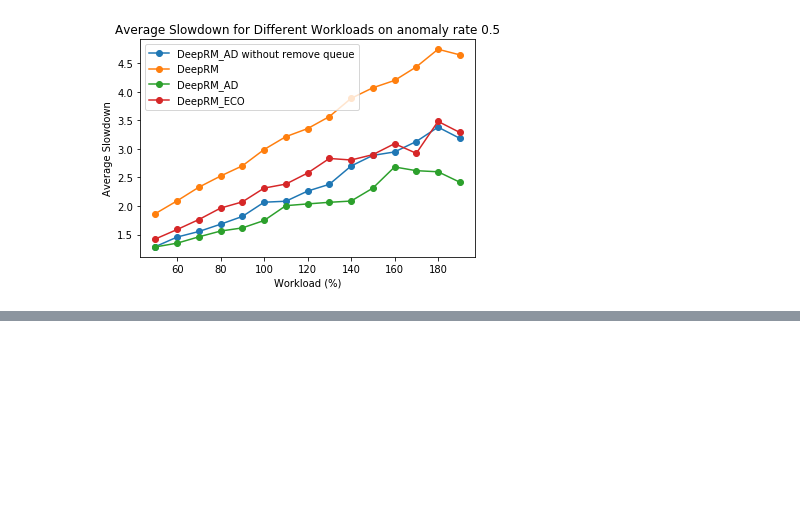
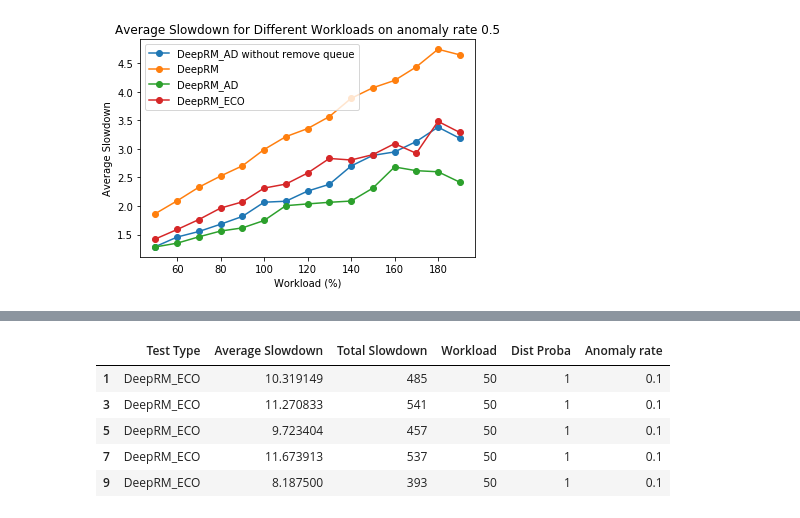
Before and after one commit to Jinobey/DeepRM_2, a Jupyter notebook: results_slowdown/slowdownplot.ipynb, the cells around one changed output, grey strips where cells are left out. Saved outputs shown, nothing was run; the diff lists cells and outputs as text; code cells hidden in the pictures; blank space fills up the shorter version.

Commit message:
final result of experiments_2

```diff
--- a/results_slowdown/slowdownplot.ipynb
+++ b/results_slowdown/slowdownplot.ipynb
@@ -299,3 +299,8 @@ dfm['Step'] = dfm['NewStep']
 dfm = dfm.drop(columns=['NewStep'])
 dfm
 dfm.to_csv('metrics.csv', index=False)
+# %%
+df_ad = pd.read_csv('../experiments/experiment_results_origin/test_metrics.csv')
+df_ad_nr= pd.read_csv('../experiments/experiment_results_NR/test_metrics.csv')
+df_ad_ad= pd.read_csv('../experiments/experiment_results_AD/test_metrics.csv')
+df_ad_eco= pd.read_csv('../experiment_results_ECO/test_metrics.csv')
@@ -301,0 +338,13 @@ dfm.to_csv('metrics.csv', index=False)
+# %%
+df_ad_01 = df_ad[df_ad['Anomaly rate'] == 0.1]
+df_ad_nr_01 = df_ad_nr[df_ad_nr['Anomaly rate'] == 0.1]
+df_ad_ad_01 = df_ad_ad[df_ad_ad['Anomaly rate'] == 0.1]
+df_ad_eco_01 = df_ad_eco[df_ad_eco['Anomaly rate'] == 0.1]
+df_ad_eco_01.head()
+# %% [output]
+|  | Test Type | Average Slowdown | Total Slowdown | Workload | Dist Proba | Anomaly rate |
+| 1 | DeepRM_ECO | 10.319149 | 485 | 50 | 1 | 0.1 |
+| 3 | DeepRM_ECO | 11.270833 | 541 | 50 | 1 | 0.1 |
+| 5 | DeepRM_ECO | 9.723404 | 457 | 50 | 1 | 0.1 |
+| 7 | DeepRM_ECO | 11.673913 | 537 | 50 | 1 | 0.1 |
+| 9 | DeepRM_ECO | 8.187500 | 393 | 50 | 1 | 0.1 |
```
Also changed, not shown: parts of 9 cells of this notebook, 1 other file.
